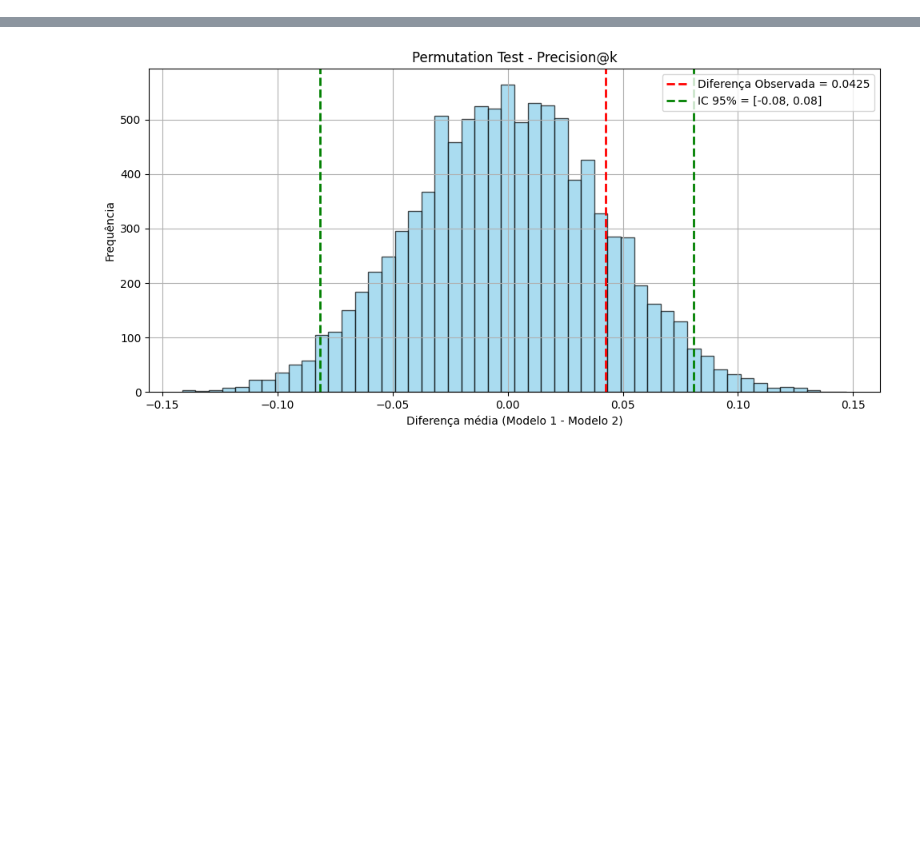
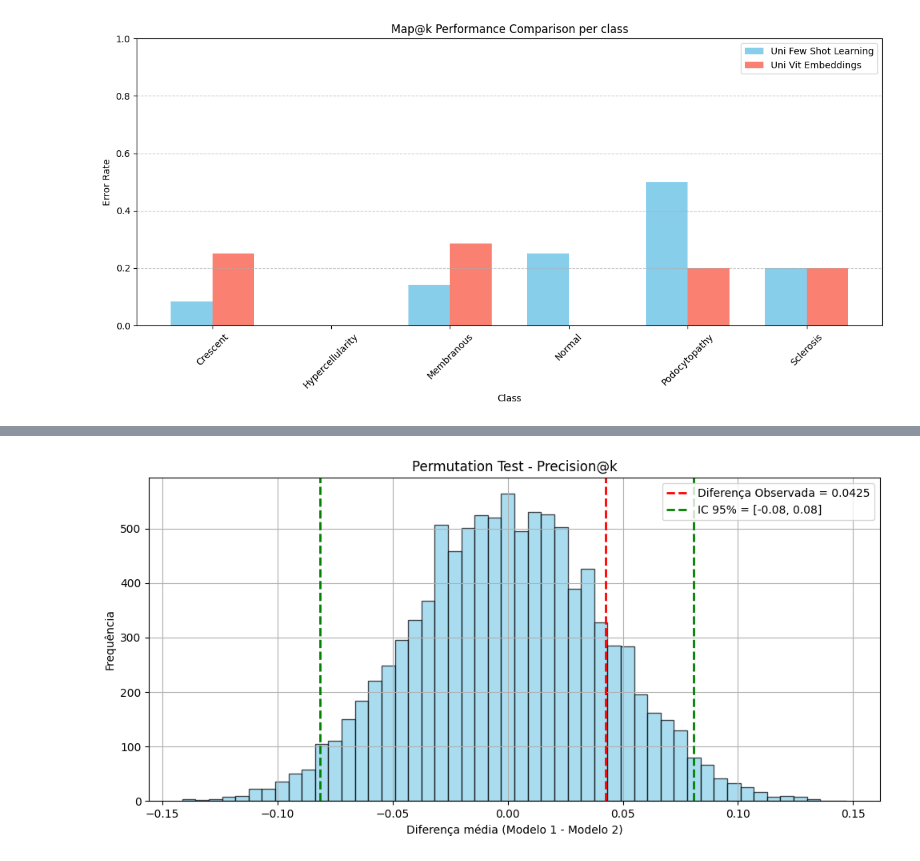
Before and after one commit to maods2/master-research-image-retrieval, a Jupyter notebook: notebooks/retrieval_pretreined_glomerulo.ipynb, the cells around one changed output, grey strips where cells are left out. Cells and saved outputs as stored; diff of their text form; code cells hidden in the pictures; blank space fills up the shorter version.

```diff
--- a/notebooks/retrieval_pretreined_glomerulo.ipynb
+++ b/notebooks/retrieval_pretreined_glomerulo.ipynb
@@ -58,0 +61,12 @@ Warning: No data for map in experiment triplet_vit_2025-04-13_22-04-42
+# %%
+exp1 = '../local_experiments/glomerulo/uni_fsl_glomerulo_2025-04-20_15-11-18/map_at_k_query_details.json'
+exp2 = '../local_experiments/glomerulo/uni_glomerulo_2025-04-16_04-08-18/map_at_k_query_details.json'
+performance = calculate_class_performance(exp1)
+# plot_class_performance(performance, 'map')
+
+# performance = calculate_class_performance()
+# plot_class_performance(performance, 'map')
+
+plot_class_performance_comparison(exp1, exp2, label1="Uni Few Shot Learning", label2="Uni Vit Embeddings", title="Map@k Performance Comparison per class")
+# %% [output]
+[figure, added]
```
Also changed, not shown: parts of 5 cells of this notebook, 13 other files.
